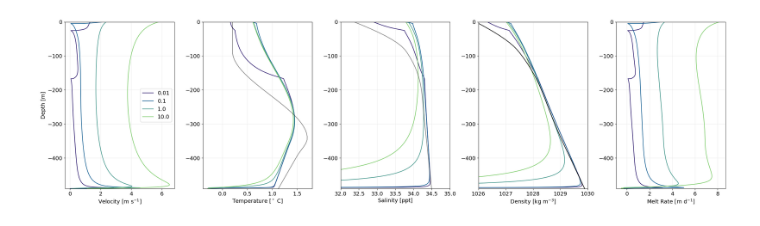
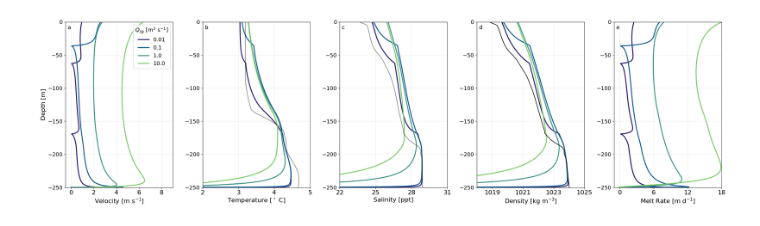
Before and after one commit to madiemamer/doubleplume, a Jupyter notebook: Documents/plume/single_v_double.ipynb, the cells around one changed output. Saved outputs shown, nothing was run; the diff lists cells and outputs as text; code cells hidden in the pictures.

```diff
--- a/Documents/plume/single_v_double.ipynb
+++ b/Documents/plume/single_v_double.ipynb
@@ -138,16 +120,21 @@ Percent Error = 0.0
 # %%
-z_sp = np.linspace(-ambient[0,-1], 0, len(y[0]))
+z_sp = np.linspace(-ambient[0,-1], z[-1]-ambient[0,-1], len(y[0]))
 zi_dp = np.linspace(-ambient[0,-1], 0, len(yi[0]))
 zo_dp = np.linspace(-ambient[0,-1], 0, len(yo[0]))
+Pa_interp = interp1d(ambient[0,:][::-1], ambient[-2,:])
 
 u = y[1]/y[0]
+b = (2 * y[0]/(u * np.pi))**(1/2)
 T = y[2]/y[0]
 S = y[3]/y[0]
+Pa = Pa_interp(z)
+rho = gsw.density.rho_t_exact(S, T, Pa/10**4)
 
 ui = yi[1]/yi[0]
 Ti = yi[2]/(yi[0] * c.cp * p.rho_r) - c.T0
 Si = yi[4]/yi[0]
 bi = (2 * yi[0]/(ui * np.pi))**(1/2)
+
 uo = yo[1]/yo[0]
 uo = uo[::-1]
 To = yo[2]/(yo[0] * c.cp * p.rho_r) - c.T0
@@ -155,7 +142,11 @@ To = To[::-1]
 So = yo[3]/yo[0]
 So = So[::-1]
 
-Pa_interp = interp1d(ambient[0,:][::-1], ambient[-2,:])
+bi_interp = interp1d(zi, bi)
+bi_i = bi_interp(zo)
+bo = (2 * yo[0][::-1]/(np.pi*uo) + bi_i**2)**(1/2)
+zo = zo[::-1]
+
 Pa_i = Pa_interp(-zi_dp)
 Pa_o = Pa_interp(-zo_dp)
 rho_i = gsw.density.rho_t_exact(Si, Ti, Pa_i/10**4)
@@ -443,17 +602,22 @@ a_color = 'k'
 cmap = cm.haline(np.linspace(0,1,5))
 jps = np.zeros(4)
 i = 0
+lw = 2.5
 for Qsg in np.array([0.01, 0.1, 1, 10]):
-    p.R = 2.5 # [m]
+    Qsg0 = Qsg
+    p.R = 2 # [m]
     p.C0 = 0.005 # [kg/m^3]
-    p.S0 = 0.01 # [psu]
-    p.Qsg = Qsg#1e-2
+    p.S0 = 0.001 # [psu]
+    p.Qsg = 0.9 * Qsg0 #0.01 #1e-2
+    Qg = 0.1 * Qsg0
+    print(f"Qg: {Qg}")
     rho_g = ambient[3,0] * c.M_gas[0][0][0] / (c.Ru * c.T0) # [kg/m^3]
-
-    phi = 0.1 # Fraction of volume by air in ice
-    Qg = phi * p.Qsg
     mb0 = Qg * rho_g # [kg/s]
     p.mb0 = mb0
+
+    p.Usg = Qsg0 * 2 / (np.pi * p.R**2)
+    print(f"Usg: {p.Usg}")
+
     p.modelType = 'double_plume'
     doublePlume = dP(ambient, p)
     yi, zi, yo, zo, jp, i_peel = dP.returnResults(doublePlume)
@@ -470,23 +634,23 @@ for Qsg in np.array([0.01, 0.1, 1, 10]):
     Pa_interp = interp1d(ambient[0,:][::-1], ambient[-2,:])
     Pa_i = Pa_interp(zi[::-1])
     rho_i = gsw.density.rho_t_exact(Si, Ti, Pa_i/10**4)
-    rho_o = gsw.density.rho_t_exact(So, To, Pa_o/10**4)
+    # rho_o = gsw.density.rho_t_exact(So, To, Pa_o/10**4)
     rho_a = gsw.density.rho_t_exact(ambient[2,:], ambient[1,:], ambient[-2,:]/10**4)
 
-    ax[0].plot(ui, -zi[::-1], color = cmap[i], label = Qsg)
+    ax[0].plot(ui, zi-250, color = cmap[i], label = Qsg, linewidth = lw)
 
-    ax[1].plot(Ti, -zi[::-1], color = cmap[i])
+    ax[1].plot(Ti, zi-250, color = cmap[i], label = Qsg, linewidth = lw)
     #ax[1].plot(To, zo_dp, color = dp_color, linestyle = ':')
 
-    ax[2].plot(Si, -zi[::-1], color = cmap[i])
+    ax[2].plot(Si, zi-250, color = cmap[i], label = Qsg, linewidth = lw)
     #ax[2].plot(So, zo_dp, color = dp_color, linestyle = ':')
     ax[2].set_xlim(32,35)
 
-    ax[3].plot(rho_i, -zi[::-1], color = cmap[i])
+    ax[3].plot(rho_i, zi-250, color = cmap[i], label = Qsg, linewidth = lw)
     #ax[3].plot(rho_o, zo_dp, color = dp_color, linestyle = ':')
     ax[3].set_xlim(1026,1030)
 
-    ax[4].plot(mdot_dp * sec_to_day, -zi[::-1], color = cmap[i])
+    ax[4].plot(mdot_dp * sec_to_day, zi-250, color = cmap[i], label = Qsg, linewidth = lw)
     jps[i] = jp
     i = i + 1
 
@@ -494,17 +658,48 @@ for i in range(0,5):
     ax[i].set_ylim(-ambient[0,-1],0)
     ax[i].grid(alpha = 0.25)
 
-ax[1].plot(ambient[1,:], -ambient[0,:][::-1], color = a_color, alpha = 0.5)
-ax[2].plot(ambient[2,:], -ambient[0,:][::-1], color = a_color, alpha = 0.5)
-ax[3].plot(rho_a, -ambient[0,:][::-1], color = a_color)
+ax[0].set_xlim(-1,8)
+ax[0].set_xticks([0,2,4,6,8])
+ax[0].set_xticklabels([0,2,4,6,8], fontsize = 16)
 
-ax[0].set_ylabel('Depth [m]')
-ax[0].set_xlabel('Velocity [m s$^{-1}$]')
-ax[1].set_xlabel('Temperature [$^\circ$ C]')
-ax[2].set_xlabel('Salinity [ppt]')
-ax[3].set_xlabel('Density [kg m$^{-3}$]')
-ax[4].set_xlabel('Melt Rate [m d$^{-1}$]')
-ax[0].legend()
+ax[1].set_xlim(2,5)
+ax[1].set_xticks([2,3,4,5])
+ax[1].set_xticklabels([2,3,4,5], fontsize = 16)
+
+ax[2].set_xlim(22,31)
+ax[2].set_xticks([22,25,28,31])
+ax[2].set_xticklabels([22,25,28,31], fontsize = 16)
+
+ax[3].set_xlim(1018,1025)
+ax[3].set_xticks([1019,1021,1023,1025])
+ax[3].set_xticklabels([1019,1021,1023,1025], fontsize = 16)
+
+ax[4].set_xlim(-1,18)
+ax[4].set_xticks([0,6,12,18])
+ax[4].set_xticklabels([0,6,12,18], fontsize = 16)
+
+ax[1].plot(ambient[1,:], -ambient[0,:][::-1], color = a_color, alpha = 0.5, linewidth = 1.5)
+ax[2].plot(ambient[2,:], -ambient[0,:][::-1], color = a_color, alpha = 0.5, linewidth = 1.5)
+ax[3].plot(rho_a, -ambient[0,:][::-1], color = a_color, linewidth = 1.5)
+ax[3].set_xlim(1018,1025)
+ax[2].set_xlim(22,31)
+ax[0].set_ylabel('Depth [m]', fontsize = 16)
+ax[0].set_xlabel('Velocity [m s$^{-1}$]', fontsize = 16)
+ax[1].set_xlabel('Temperature [$^\circ$ C]', fontsize = 16)
+ax[2].set_xlabel('Salinity [ppt]', fontsize = 16)
+ax[3].set_xlabel('Density [kg m$^{-3}$]', fontsize = 16)
+ax[4].set_xlabel('Melt Rate [m d$^{-1}$]', fontsize = 16)
+ax[0].set_xlim(-0.5, 9)
+ax[0].legend(title = '$Q_{sg}$ [m$^{3}$ s$^{-1}$]', loc = 1, fontsize = 14, title_fontsize=14)
 plt.tight_layout()
+axes = ax
+for ax, label in zip(axes, string.ascii_lowercase):
+    ax.text(
+        0.02, 0.98, label,
+        transform=ax.transAxes,
+        fontsize=14,
+        va='top',
+        ha='left'
+    )
 plt.savefig('multiple_Qsg_profiles.png', dpi = 300)
 # %% [output]
@@ -562 +764 @@ Percent Error = 0.0
-[figure, old version]
+[figure, new version]
```
Also changed, not shown: parts of 18 cells of this notebook.
